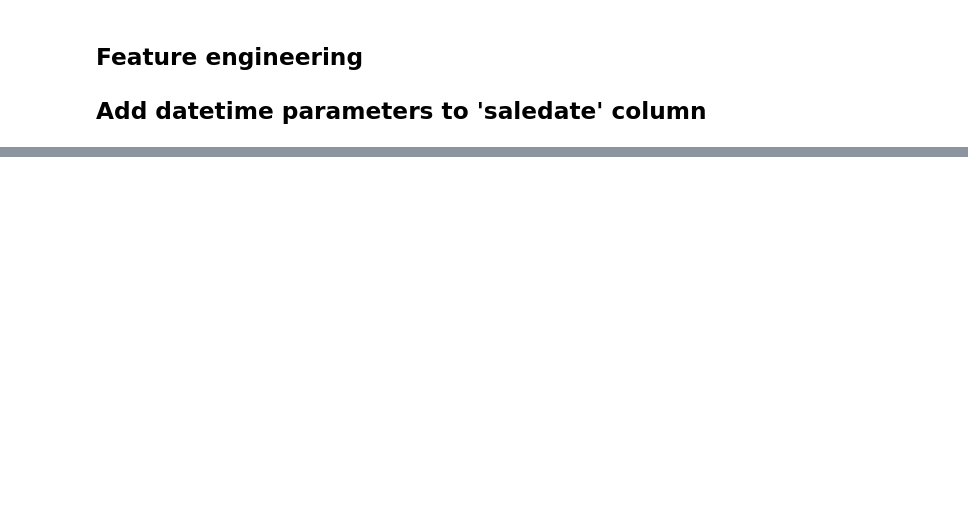
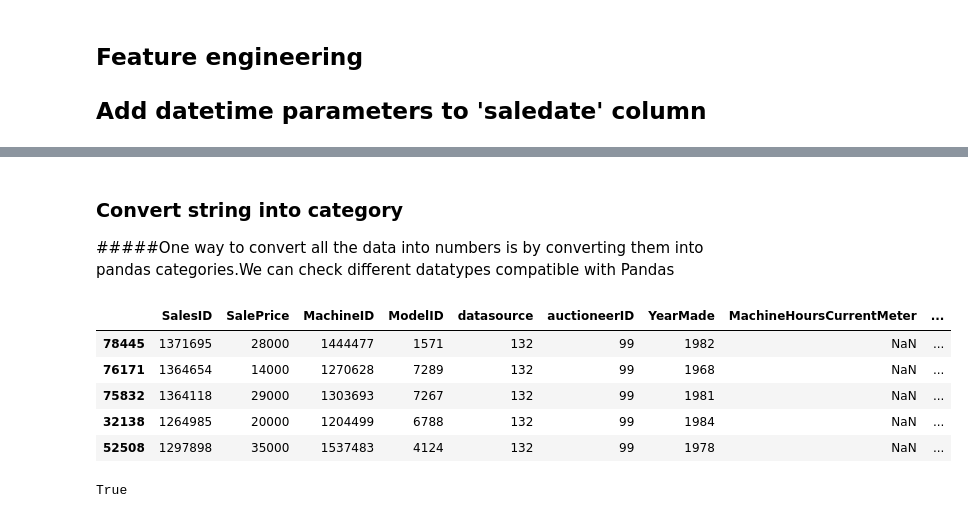
Before and after one commit to Aahra/Sale_price_Predictor_Milestone_project_2, a Jupyter notebook: End_to_end_Sale_Price_predictor.ipynb, the cells around one changed output, grey strips where cells are left out. Drawn from its saved outputs; the diff is of its cells as text; code cells hidden in the pictures; blank space fills up the shorter version.

```diff
--- a/End_to_end_Sale_Price_predictor.ipynb
+++ b/End_to_end_Sale_Price_predictor.ipynb
@@ -276,0 +334,17 @@ Name: saledate, dtype: datetime64[ns]
+# %% [markdown]
+### Convert string into category
+
+#####One way to convert all the data into numbers is  by converting them into pandas categories.We can check different datatypes compatible with Pandas
+# %%
+df_tmp.head()
+# %% [output]
+|  | SalesID | SalePrice | MachineID | ModelID | datasource | auctioneerID | YearMade | MachineHoursCurrentMeter | ... |
+| 78445 | 1371695 | 28000 | 1444477 | 1571 | 132 | 99 | 1982 | NaN | ... |
+| 76171 | 1364654 | 14000 | 1270628 | 7289 | 132 | 99 | 1968 | NaN | ... |
+| 75832 | 1364118 | 29000 | 1303693 | 7267 | 132 | 99 | 1981 | NaN | ... |
+| 32138 | 1264985 | 20000 | 1204499 | 6788 | 132 | 99 | 1984 | NaN | ... |
+| 52508 | 1297898 | 35000 | 1537483 | 4124 | 132 | 99 | 1978 | NaN | ... |
+# %%
+pd.api.types.is_string_dtype(df_tmp["UsageBand"])
+# %% [output]
+True
```
Also changed, not shown: parts of 17 cells of this notebook.
